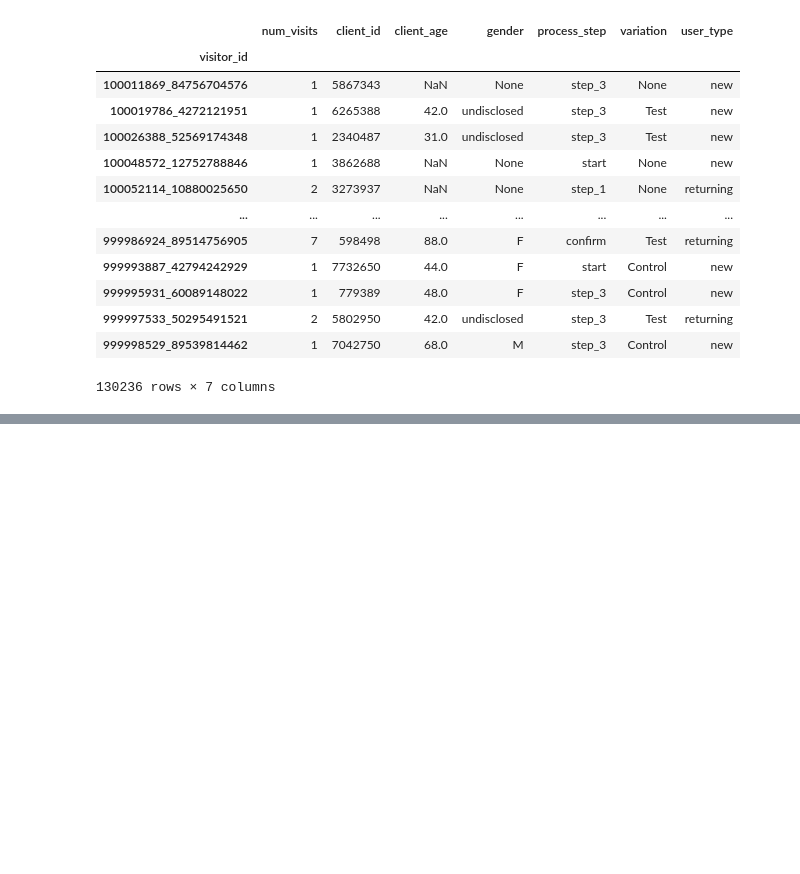
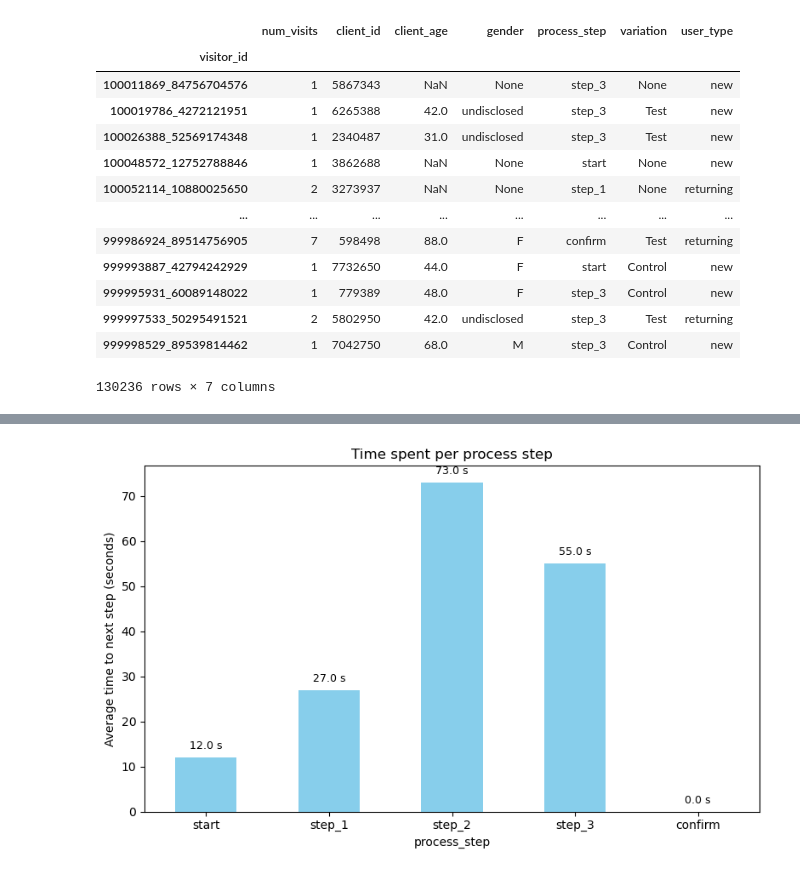
Before and after one commit to SofyMelvill/vanguard-ab-test, a Jupyter notebook: data_SA.ipynb, the cells around one changed output, grey strips where cells are left out. Cells and saved outputs as stored; diff of their text form; code cells hidden in the pictures; blank space fills up the shorter version.

```diff
--- a/data_SA.ipynb
+++ b/data_SA.ipynb
@@ -749,0 +938,10 @@ With this p-value we can confirm that there is a statistic differenc
+# %%
+# trying a different approach, as this shows high time
+
+# first step: keep only the first ocorrence of each step by visitor
+
+df_dedup = df_sorted.drop_duplicates(subset=["visitor_id", "process_step"], keep="first").copy()
+df_dedup["time_diff"] = df_dedup.groupby("visitor_id")["timestamp"].diff().shift(-1)
+# %%
+avg_times_median = df_dedup.groupby('process_step')['time_diff'].median()
+avg_times_median
@@ -749,0 +956,29 @@ With this p-value we can confirm that there is a statistic differenc
+# %%
+# creating the chart
+
+median_per_hours = avg_times_median.dt.total_seconds()
+
+step_order = ['start', 'step_1', 'step_2', 'step_3', 'confirm']
+median_per_hours = median_per_hours.reindex(step_order)
+
+
+fig, ax = plt.subplots(figsize=(8, 5))
+bars = median_per_hours.plot(kind='bar', color='skyblue', ax=ax)
+
+# Add values on the bars
+for bar in bars.patches:
+    height = bar.get_height()
+    ax.annotate(f'{height:.1f} s',
+                xy=(bar.get_x() + bar.get_width() / 2, height),
+                xytext=(0, 5),
+                textcoords='offset points',
+                ha='center', va='bottom', fontsize=9)
+
+
+plt.ylabel("Average time to next step (seconds)")
+plt.title("Time spent per process step")
+plt.xticks(rotation=0)
+plt.tight_layout()
+plt.show()
+# %% [output]
+[figure, added]
```
Also changed, not shown: parts of 66 cells of this notebook.
